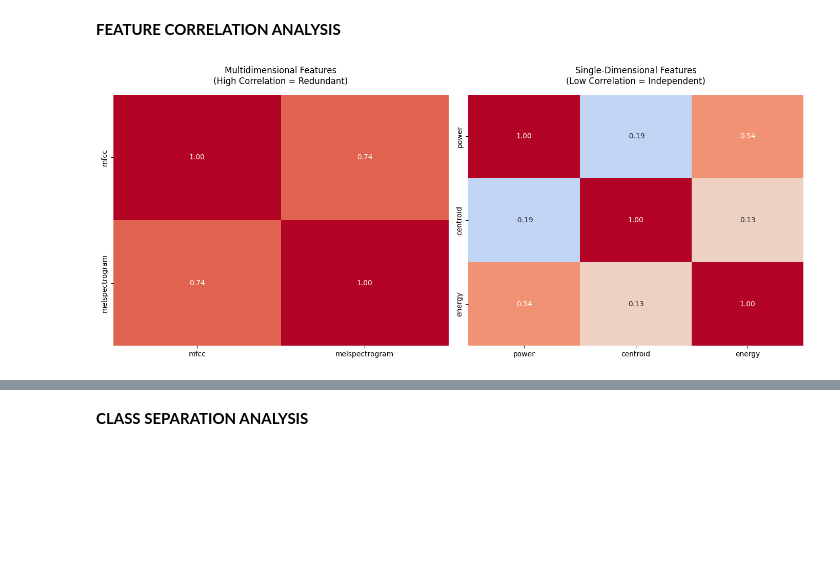
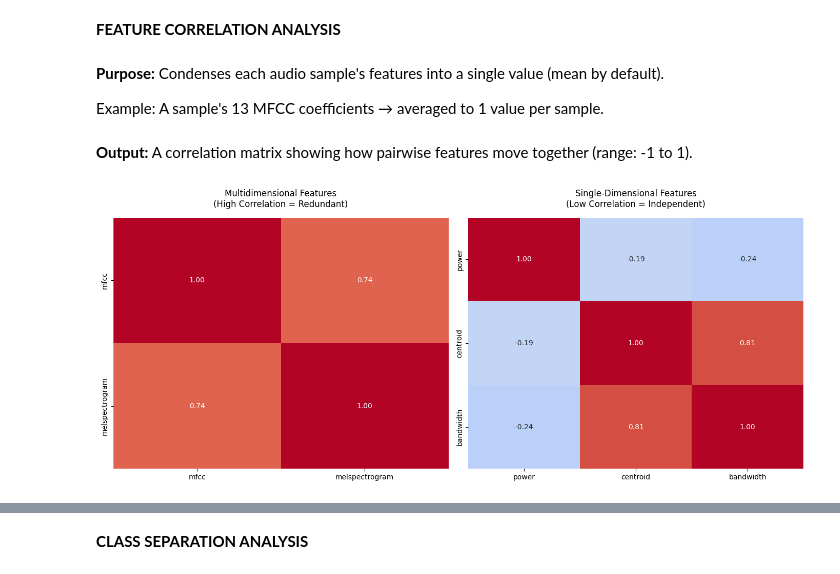
Before and after one commit to 8asic/mlpc2025-sound-event-detection, a Jupyter notebook: T3-Classification/1. Labeling Function.ipynb, the cells around one changed output, grey strips where cells are left out. Drawn from its saved outputs; the diff is of its cells as text; code cells hidden in the pictures; blank space fills up the shorter version.

```diff
--- a/T3-Classification/1. Labeling Function.ipynb
+++ b/T3-Classification/1. Labeling Function.ipynb
@@ -355,13 +414,9 @@ plt.show()
 **FEATURE CORRELATION ANALYSIS**
 # %%
 def summarize_feature(feature_list, agg_func=np.mean):
-    """Summarize each sample in a feature list using agg_func (mean, var, etc.)"""
+    """
+    Reduce each sample's feature values to a single summary statistic.
+    Handles both arrays (MFCCs) and single values (power).
+    """
     return [agg_func(sample) if isinstance(sample, (np.ndarray, list)) else sample
             for sample in feature_list]
-
-summary_dict = {}
-for feature_name, sample_list in features.items():
-    summary_dict[feature_name] = summarize_feature(sample_list, agg_func=np.mean)  # or np.var, np.median, etc.
-
-df_summary = pd.DataFrame(summary_dict)
-corr_matrix = df_summary.corr()
@@ -367,0 +429,4 @@ corr_matrix = df_summary.corr()
+# %% [markdown]
+**Purpose:** Condenses each audio sample's features into a single value (mean by default).
+
+Example: A sample's 13 MFCC coefficients → averaged to 1 value per sample.
@@ -368,23 +435,27 @@ corr_matrix = df_summary.corr()
+# %% [markdown]
+**Output:** A correlation matrix showing how pairwise features move together (range: -1 to 1).
 # %%
 # Plot with better insights
 fig, ax = plt.subplots(1, 2, figsize=(14, 6))
 
 # Multidimensional features
+# Checks if mfcc and melspectrogram provide overlapping information.
 multidimensional = ['mfcc', 'melspectrogram']
 sns.heatmap(corr_matrix.loc[multidimensional, multidimensional],
             annot=True, cmap='coolwarm', vmin=-1, vmax=1, fmt=".2f",
             ax=ax[0], cbar=False)
 ax[0].set_title('Multidimensional Features\n(High Correlation = Redundant)', pad=15)
 
 # Single-dimensional features
-single_dim = ['power', 'centroid', 'energy']
+# Tests independence of physically distinct features.
+single_dim = ['power', 'centroid', 'bandwidth']
 sns.heatmap(corr_matrix.loc[single_dim, single_dim],
             annot=True, cmap='coolwarm', vmin=-1, vmax=1, fmt=".2f",
             ax=ax[1], cbar=False)
 ax[1].set_title('Single-Dimensional Features\n(Low Correlation = Independent)', pad=15)
 
 plt.tight_layout()
 plt.show()
 # %% [output]
-[figure, old version]
+[figure, new version]
 # %% [markdown]
```
Also changed, not shown: parts of 33 cells of this notebook, 1 other file.
